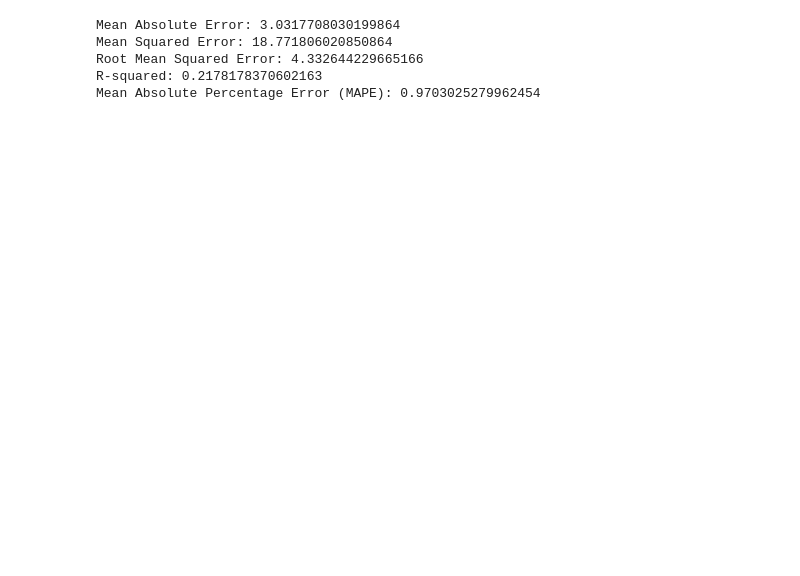
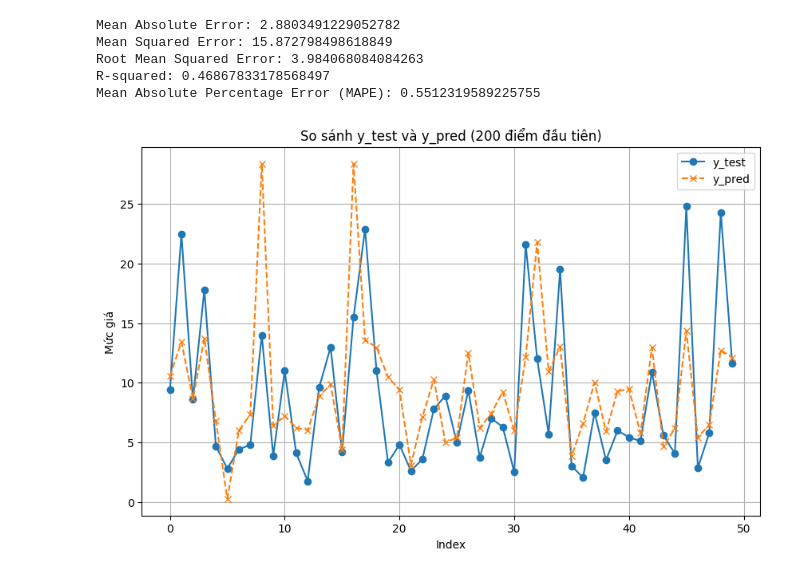
Before and after one commit to khoaihps/real-estate-price-prediction, a Jupyter notebook: models/linear_regression.ipynb, the cells around one changed output. Drawn from its saved outputs; the diff is of its cells as text; code cells hidden in the pictures; blank space fills up the shorter version.

```diff
--- a/models/linear_regression.ipynb
+++ b/models/linear_regression.ipynb
@@ -6,10 +6,10 @@ from sklearn.metrics import mean_absolute_error, mean_squared_error, r2_score, m
 # %%
 df = pd.read_csv('../cleaning/output/processed_data.tsv', sep='\t')
 
-X = df.drop(['Mức giá', 'Tên'], axis=1)
+X = df.drop(['Mức giá', 'Tên', 'Quận', 'Thành phố'], axis=1)
 y = df['Mức giá']
 
-X_train, X_test, y_train, y_test = train_test_split(X, y, test_size=0.2, random_state=42)
+X_train, X_test, y_train, y_test = train_test_split(X, y, test_size=0.2, random_state=128)
 # %%
 model = LinearRegression()
 model.fit(X_train, y_train)
@@ -27,8 +27,32 @@ print(f'Root Mean Squared Error: {rmse}')
 print(f'R-squared: {r2}')
 print(f'Mean Absolute Percentage Error (MAPE): {mape}')
 # %% [output]
-Mean Absolute Error: 3.0317708030199864
-Mean Squared Error: 18.771806020850864
-Root Mean Squared Error: 4.332644229665166
-R-squared: 0.2178178370602163
-Mean Absolute Percentage Error (MAPE): 0.9703025279962454
+Mean Absolute Error: 2.8803491229052782
+Mean Squared Error: 15.872798498618849
+Root Mean Squared Error: 3.984068084084263
+R-squared: 0.46867833178568497
+Mean Absolute Percentage Error (MAPE): 0.5512319589225755
+# %%
+import matplotlib.pyplot as plt
+n = 50
+
+index = range(n)
+
+# Chọn 100 giá trị đầu tiên từ y_test và y_pred
+y_test_subset = y_test[:n]
+y_pred_subset = y_pred[:n]
+
+# Vẽ biểu đồ đường cho y_test và y_pred
+plt.figure(figsize=(10, 6))
+plt.plot(index, y_test_subset, label='y_test', marker='o', linestyle='-')
+plt.plot(index, y_pred_subset, label='y_pred', marker='x', linestyle='--')
+
+plt.xlabel('Index')
+plt.ylabel('Mức giá')
+plt.title('So sánh y_test và y_pred (50 điểm đầu tiên)')
+plt.legend()
+plt.grid(True)
+
+plt.show()
+# %% [output]
+[figure, added]
```
Also changed, not shown: 11 other files.
